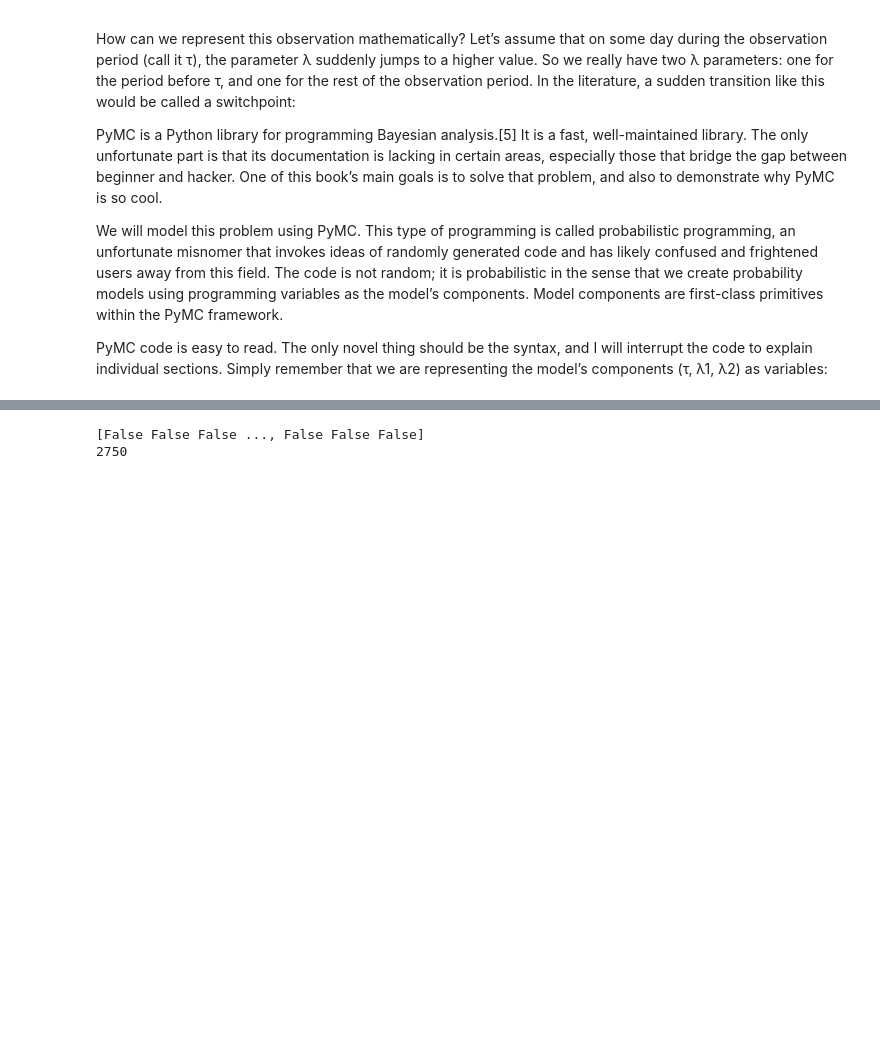
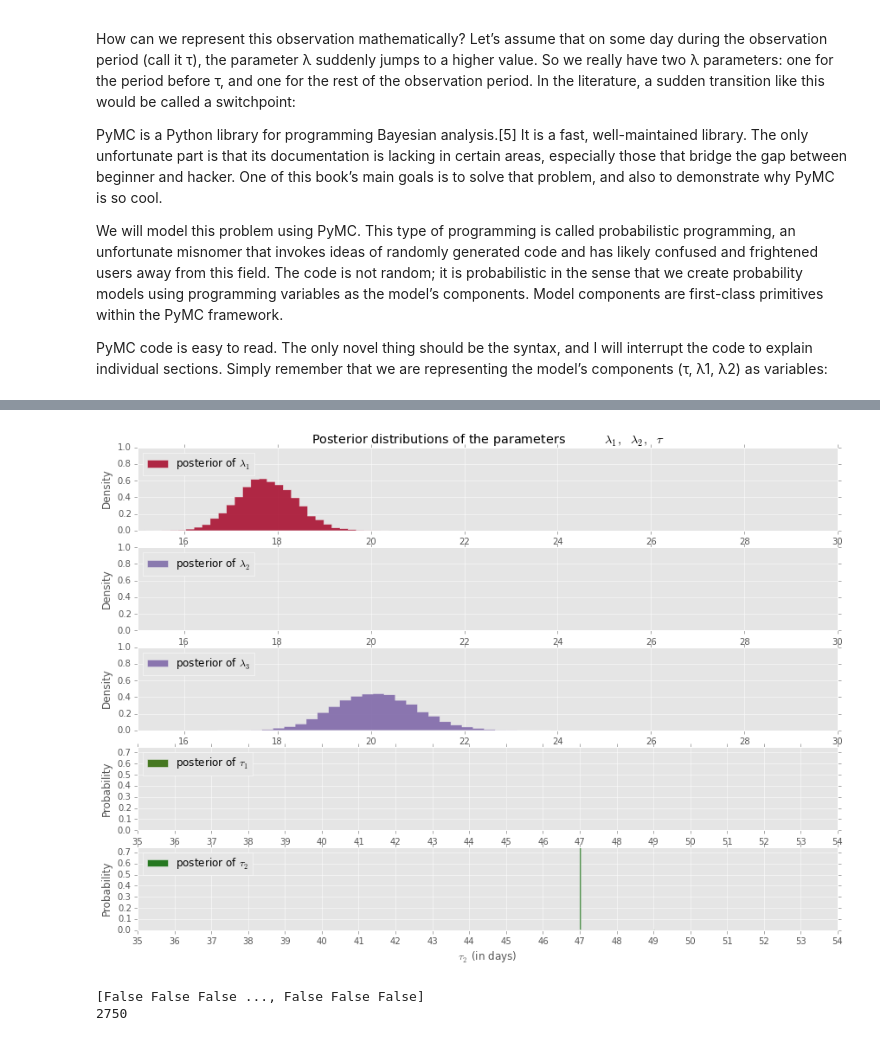
Before and after one commit to doolingdavid/Probabilistic-Programming-and-Bayesian-Methods-for-Hackers, a Jupyter notebook: Chapter1_Introduction/bayestest.ipynb, the cells around one changed output, grey strips where cells are left out. Drawn from its saved outputs; the diff is of its cells as text; code cells hidden in the pictures; blank space fills up the shorter version.

```diff
--- a/Chapter1_Introduction/bayestest.ipynb
+++ b/Chapter1_Introduction/bayestest.ipynb
@@ -334,3 +461,71 @@ plt.ylabel("Probability");
+# %%
+lambda_1_samples = mcmc.trace('lambda_1')[:]
+lambda_2_samples = mcmc.trace('lambda_2')[:]
+lambda_3_samples = mcmc.trace('lambda_3')[:]
+tau_1_samples = mcmc.trace('tau_1')[:]
+tau_2_samples = mcmc.trace('tau_2')[:]
+
+fig = plt.figure(figsize=(14.5,10))
+
+#figsize(14.5, 10)
+# histogram of the samples
+
+ax = plt.subplot(511)
+ax.set_autoscaley_on(False)
+
+plt.hist(lambda_1_samples, histtype='stepfilled', bins=30, alpha=0.85,
+         label="posterior of $\lambda_1$", color="#A60628", normed=True)
+plt.legend(loc="upper left")
+plt.title(r"""Posterior distributions of the parameters\
+          $\lambda_1,\;\lambda_2,\;\tau$""")
+plt.xlim([15, 30])
+plt.xlabel("$\lambda_1$ value")
+plt.ylabel("Density")
+
+ax = plt.subplot(512)
+ax.set_autoscaley_on(False)
+plt.hist(lambda_2_samples, histtype='stepfilled', bins=30, alpha=0.85,
+         label="posterior of $\lambda_2$", color="#7A68A6", normed=True)
+plt.legend(loc="upper left")
+plt.xlim([15, 30])
+plt.xlabel("$\lambda_2$ value")
+plt.ylabel("Density")
+
+
+ax = plt.subplot(513)
+ax.set_autoscaley_on(False)
+plt.hist(lambda_3_samples, histtype='stepfilled', bins=30, alpha=0.85,
+         label="posterior of $\lambda_3$", color="#7A61A6", normed=True)
+plt.legend(loc="upper left")
+plt.xlim([15, 30])
+plt.xlabel("$\lambda_3$ value")
+plt.ylabel("Density")
+
+plt.subplot(514)
+w = 1.0 / tau_1_samples.shape[0] * np.ones_like(tau_1_samples)
+plt.hist(tau_1_samples, bins=n_count_data, alpha=1,
+         label=r"posterior of $\tau_1$", color="#467821",
+         weights=w, rwidth=2.)
+plt.xticks(np.arange(n_count_data))
+plt.legend(loc="upper left")
+plt.ylim([0, .75])
+plt.xlim([35, len(count_data)-20])
+plt.xlabel(r"$\tau_1$ (in days)")
+plt.ylabel("Probability")
+
+plt.subplot(515)
+w = 1.0 / tau_2_samples.shape[0] * np.ones_like(tau_2_samples)
+plt.hist(tau_2_samples, bins=n_count_data, alpha=1,
+         label=r"posterior of $\tau_2$", color="#267821",
+         weights=w, rwidth=2.)
+plt.xticks(np.arange(n_count_data))
+plt.legend(loc="upper left")
+plt.ylim([0, .75])
+plt.xlim([35, len(count_data)-20])
+plt.xlabel(r"$\tau_2$ (in days)")
+plt.ylabel("Probability");
+# %% [output]
+[figure, added]
 # %%
 import pymc as pm
 
```
Also changed, not shown: parts of 13 cells of this notebook.
